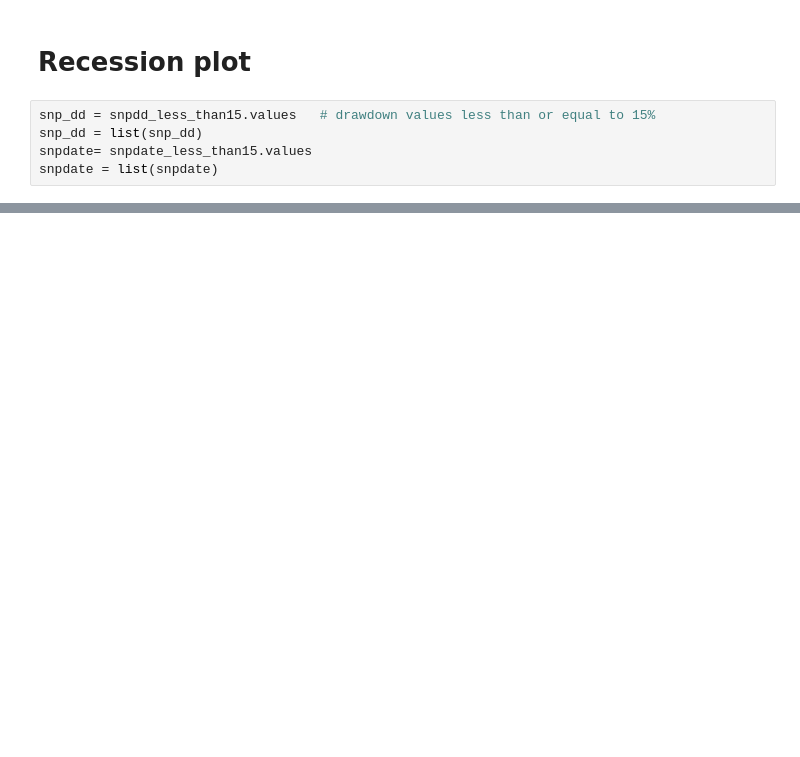
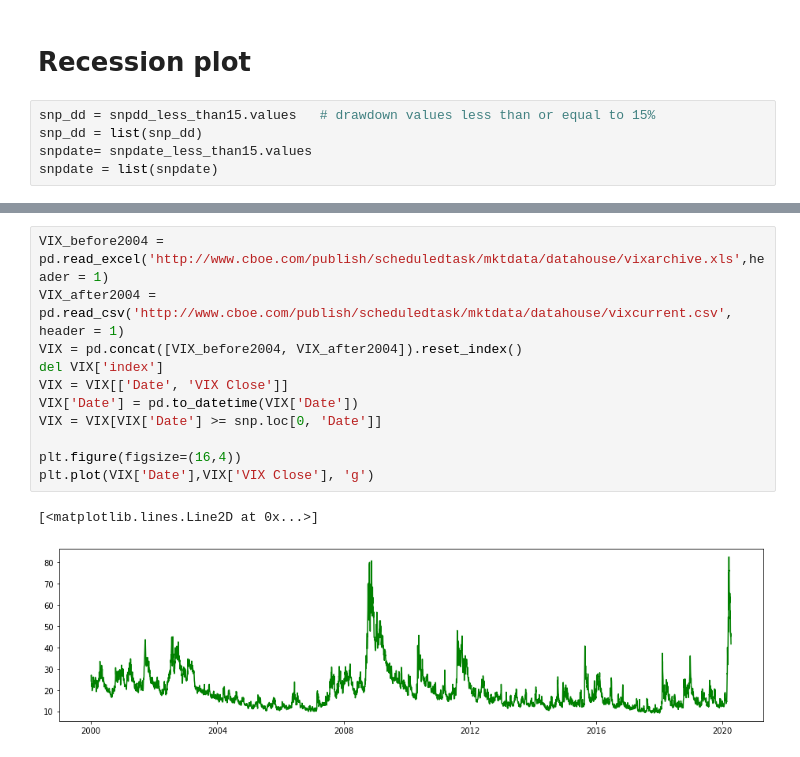
Before and after one commit to amritadutta25/Stock-Price-Prediction-using-Russell-3000, a Jupyter notebook: ad_recession.ipynb, the cells around one changed output, grey strips where cells are left out. Cells and saved outputs as stored; diff of their text form; blank space fills up the shorter version.

```diff
--- a/ad_recession.ipynb
+++ b/ad_recession.ipynb
@@ -198,0 +196,14 @@ AttributeError: module 'matplotlib.pyplot' has no attribute 'xaxis'
+# %%
+VIX_before2004 = pd.read_excel('http://www.cboe.com/publish/scheduledtask/mktdata/datahouse/vixarchive.xls',header = 1)
+VIX_after2004 = pd.read_csv('http://www.cboe.com/publish/scheduledtask/mktdata/datahouse/vixcurrent.csv', header = 1)
+VIX = pd.concat([VIX_before2004, VIX_after2004]).reset_index()
+del VIX['index']
+VIX = VIX[['Date', 'VIX Close']]
+VIX['Date'] = pd.to_datetime(VIX['Date'])
+VIX = VIX[VIX['Date'] >= snp.loc[0, 'Date']]
+
+plt.figure(figsize=(16,4))
+plt.plot(VIX['Date'],VIX['VIX Close'], 'g')
+# %% [output]
+[<matplotlib.lines.Line2D at 0x...>]
+[figure, added]
```
Also changed, not shown: parts of 20 cells of this notebook.
